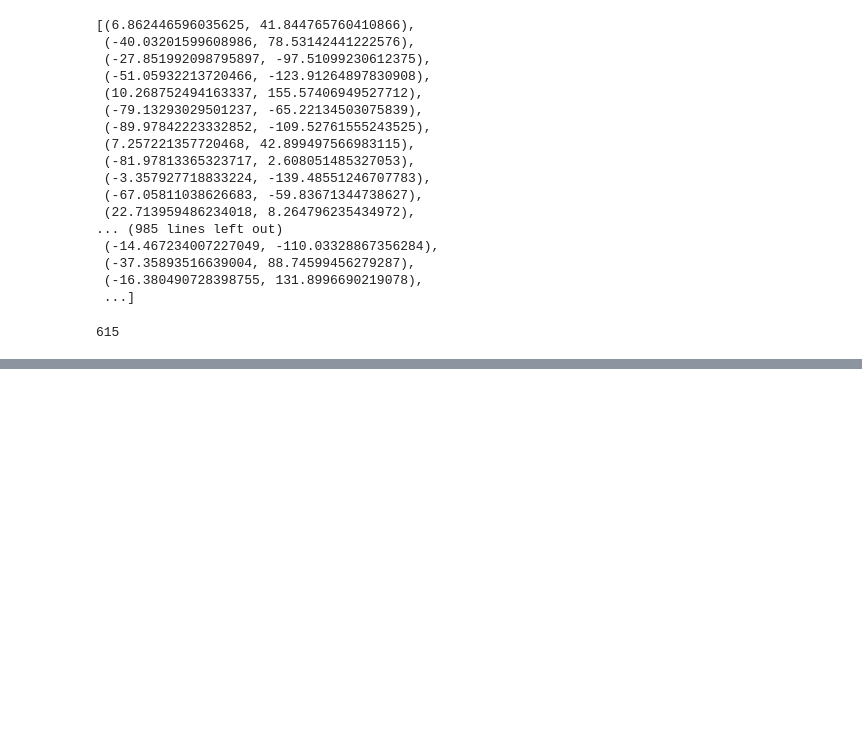
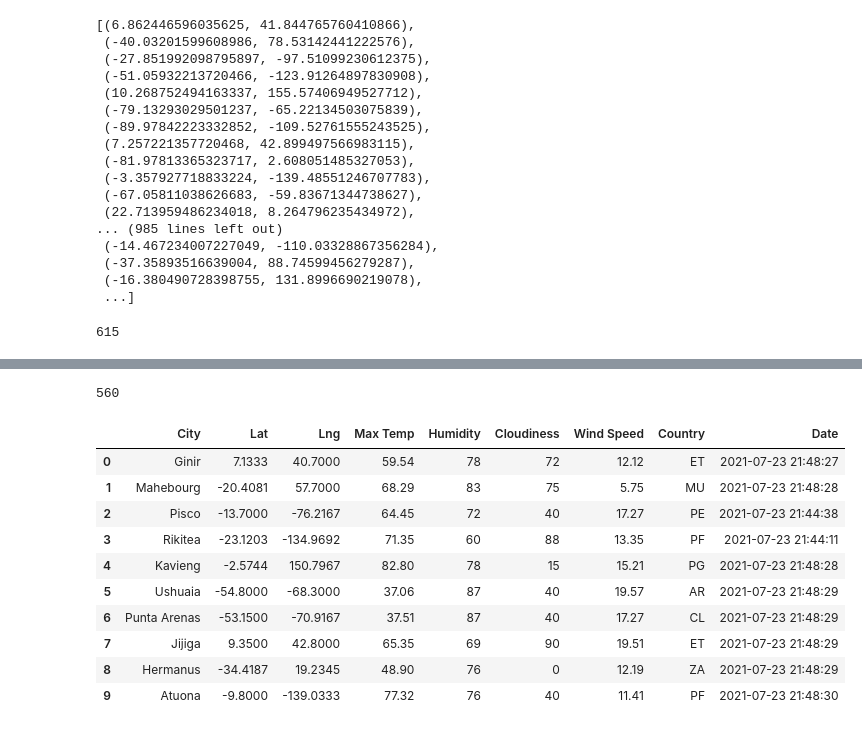
Before and after one commit to Lithlok/World_Weather_Analysis, a Jupyter notebook: WeatherPy.ipynb, the cells around one changed output, grey strips where cells are left out. Drawn from its saved outputs; the diff is of its cells as text; code cells hidden in the pictures; blank space fills up the shorter version.

```diff
--- a/WeatherPy.ipynb
+++ b/WeatherPy.ipynb
@@ -6,0 +13,3 @@ from citipy import citipy
+# %%
+# Starting URL for Weather Map API Call.
+url = "http://api.openweathermap.org/data/2.5/weather?units=Imperial&APPID=" + weather_api_key
@@ -51,0 +152,20 @@ len(cities)
+# %%
+len(city_data)
+# %% [output]
+560
+# %%
+# Convert the array of dictionaries to a Pandas DataFrame.
+city_data_df = pd.DataFrame(city_data)
+city_data_df.head(10)
+# %% [output]
+|  | City | Lat | Lng | Max Temp | Humidity | Cloudiness | Wind Speed | Country | Date |
+| 0 | Ginir | 7.1333 | 40.7000 | 59.54 | 78 | 72 | 12.12 | ET | 2021-07-23 21:48:27 |
+| 1 | Mahebourg | -20.4081 | 57.7000 | 68.29 | 83 | 75 | 5.75 | MU | 2021-07-23 21:48:28 |
+| 2 | Pisco | -13.7000 | -76.2167 | 64.45 | 72 | 40 | 17.27 | PE | 2021-07-23 21:44:38 |
+| 3 | Rikitea | -23.1203 | -134.9692 | 71.35 | 60 | 88 | 13.35 | PF | 2021-07-23 21:44:11 |
+| 4 | Kavieng | -2.5744 | 150.7967 | 82.80 | 78 | 15 | 15.21 | PG | 2021-07-23 21:48:28 |
+| 5 | Ushuaia | -54.8000 | -68.3000 | 37.06 | 87 | 40 | 19.57 | AR | 2021-07-23 21:48:29 |
+| 6 | Punta Arenas | -53.1500 | -70.9167 | 37.51 | 87 | 40 | 17.27 | CL | 2021-07-23 21:48:29 |
+| 7 | Jijiga | 9.3500 | 42.8000 | 65.35 | 69 | 90 | 19.51 | ET | 2021-07-23 21:48:29 |
+| 8 | Hermanus | -34.4187 | 19.2345 | 48.90 | 76 | 0 | 12.19 | ZA | 2021-07-23 21:48:29 |
+| 9 | Atuona | -9.8000 | -139.0333 | 77.32 | 76 | 40 | 11.41 | PF | 2021-07-23 21:48:30 |
```
Also changed, not shown: parts of 7 cells of this notebook, 1 other file.
